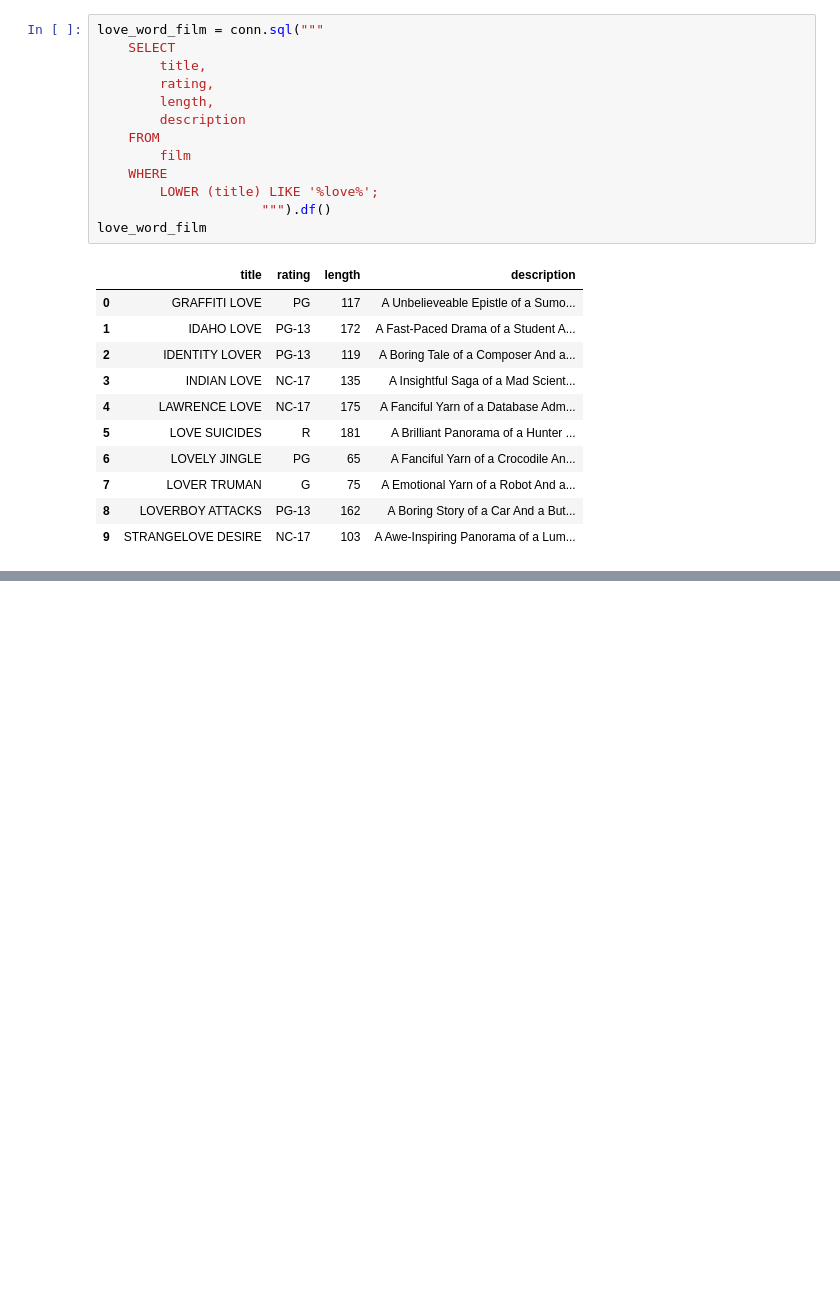
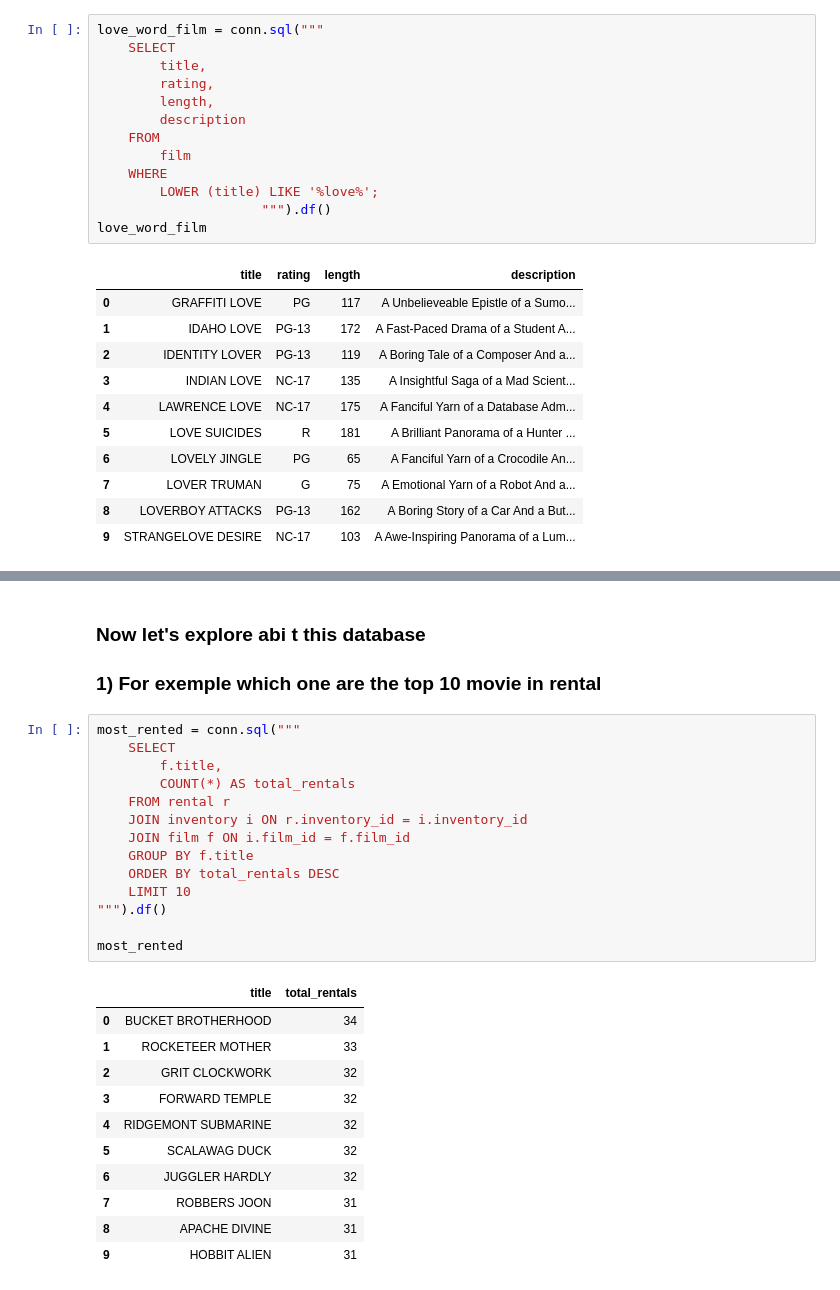
Before and after one commit to Aleex87/sakila_lab_alessandro_abbate, a Jupyter notebook: sql/eda_pandas_duckdb.ipynb, the cells around one changed output, grey strips where cells are left out. Saved outputs shown, nothing was run; the diff lists cells and outputs as text; blank space fills up the shorter version.

```diff
--- a/sql/eda_pandas_duckdb.ipynb
+++ b/sql/eda_pandas_duckdb.ipynb
@@ -122,0 +194,30 @@ love_word_film
+# %% [markdown]
+### Now let's explore abi t this database
+
+### 1) For exemple which one are the top 10 movie in rental
+# %%
+most_rented = conn.sql("""
+    SELECT
+        f.title,
+        COUNT(*) AS total_rentals
+    FROM rental r
+    JOIN inventory i ON r.inventory_id = i.inventory_id
+    JOIN film f ON i.film_id = f.film_id
+    GROUP BY f.title
+    ORDER BY total_rentals DESC
+    LIMIT 10
+""").df()
+
+most_rented
+# %% [output]
+|  | title | total_rentals |
+| 0 | BUCKET BROTHERHOOD | 34 |
+| 1 | ROCKETEER MOTHER | 33 |
+| 2 | GRIT CLOCKWORK | 32 |
+| 3 | FORWARD TEMPLE | 32 |
+| 4 | RIDGEMONT SUBMARINE | 32 |
+| 5 | SCALAWAG DUCK | 32 |
+| 6 | JUGGLER HARDLY | 32 |
+| 7 | ROBBERS JOON | 31 |
+| 8 | APACHE DIVINE | 31 |
+| 9 | HOBBIT ALIEN | 31 |
```
Also changed, not shown: parts of 14 cells of this notebook.
